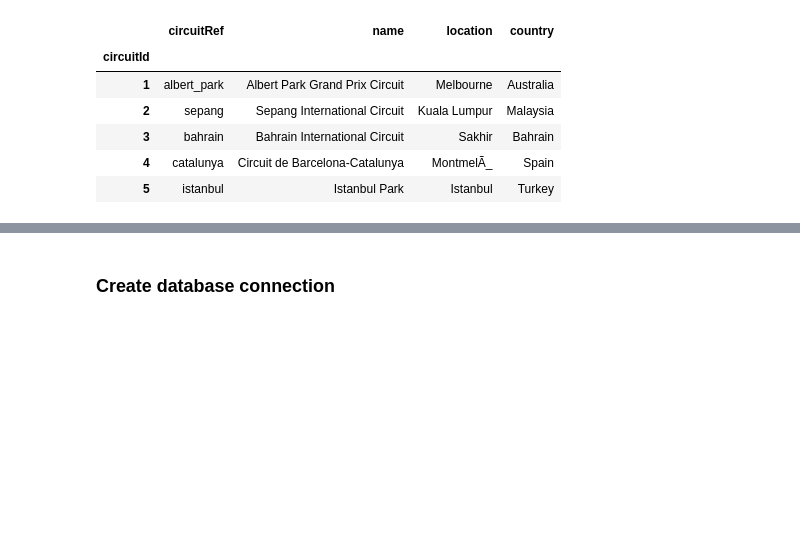
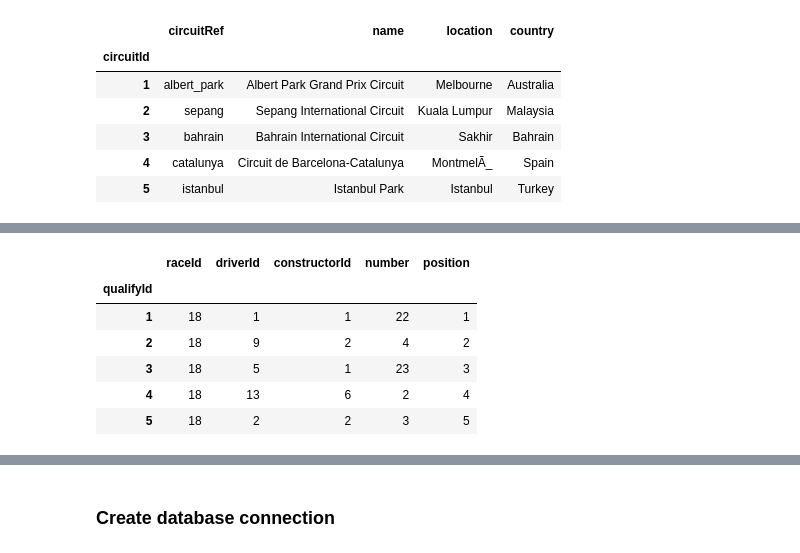
Before and after one commit to KalicoRacer/poll_position_project, a Jupyter notebook: poll_to_podium.ipynb, the cells around one changed output, grey strips where cells are left out. Cells and saved outputs as stored; diff of their text form; code cells hidden in the pictures; blank space fills up the shorter version.

```diff
--- a/poll_to_podium.ipynb
+++ b/poll_to_podium.ipynb
@@ -102,0 +133,15 @@ circuits_transformed.head()
+# %%
+qualifying_cols = ["qualifyId", "raceId", "driverId", "constructorId", "number", "position"]
+qualifying_transformed = qualifying_df[qualifying_cols].copy()
+
+qualifying_transformed.set_index("qualifyId", inplace=True)
+
+qualifying_transformed.head()
+# %% [output]
+|  | raceId | driverId | constructorId | number | position |
+| qualifyId |  |  |  |  |  |
+| 1 | 18 | 1 | 1 | 22 | 1 |
+| 2 | 18 | 9 | 2 | 4 | 2 |
+| 3 | 18 | 5 | 1 | 23 | 3 |
+| 4 | 18 | 13 | 6 | 2 | 4 |
+| 5 | 18 | 2 | 2 | 3 | 5 |
```
Also changed, not shown: parts of 8 cells of this notebook.
